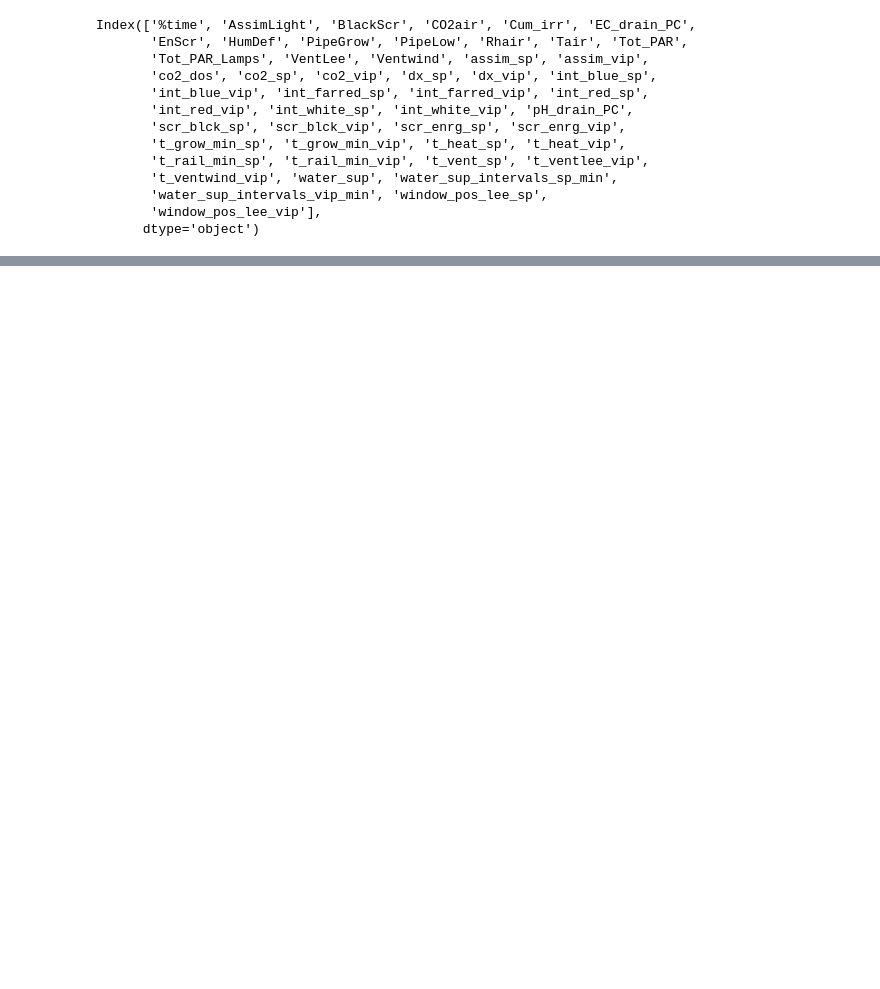
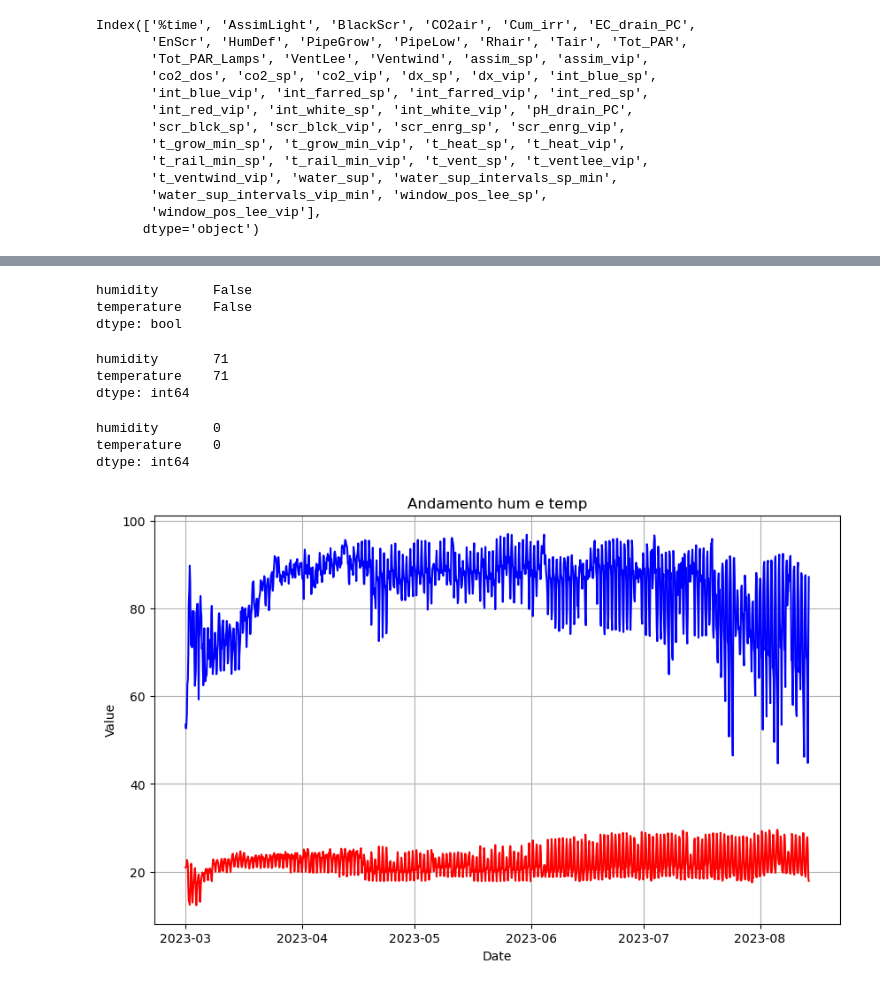
Before and after one commit to The-Green-Box-IoT-Project/GreenBox, a Jupyter notebook: Device Connector/sensors/data_analysis.ipynb, the cells around one changed output, grey strips where cells are left out. Saved outputs shown, nothing was run; the diff lists cells and outputs as text; code cells hidden in the pictures; blank space fills up the shorter version.

Commit message:
Study of dataset GreenhouseClimate.csv in data_analysis.ipynb notebook.

```diff
--- a/Device Connector/sensors/data_analysis.ipynb
+++ b/Device Connector/sensors/data_analysis.ipynb
@@ -39,0 +64,4 @@ hum = df.Rhair
+# %%
+# Rinomina le colonne e seleziona solo le colonne di interesse
+df.rename(columns={'Rhair': 'humidity', 'Tair': 'temperature'}, inplace=True)
+df = df[['humidity', 'temperature']]
@@ -39,0 +77,44 @@ hum = df.Rhair
+# %%
+# Check if all values are numeric
+df.apply(lambda s: pd.to_numeric(s, errors='coerce').notnull().all())
+# %% [output]
+humidity       False
+temperature    False
+dtype: bool
+# %%
+# Convert column values to numbers
+df['humidity'] = pd.to_numeric(df['humidity'], errors='coerce')  # errors='coerce' convertirà i valori non numerici in NaN
+df['temperature'] = pd.to_numeric(df['temperature'], errors='coerce')
+# %%
+# Check NaN values
+nan_count = df.isnull().sum()  # Number of np.NaN for each column
+nan_count
+# %% [output]
+humidity       71
+temperature    71
+dtype: int64
+# %%
+df = df.interpolate(method='linear')
+# %%
+# Check NaN values
+nan_count = df.isnull().sum()  # Number of np.NaN for each column
+nan_count
+# %% [output]
+humidity       0
+temperature    0
+dtype: int64
+# %%
+# Resample the entire DataFrame over desired # of hours
+df = df.resample("3H").mean().interpolate(method='linear')
+# %%
+# Crea il plot della time series
+plt.figure(figsize=(10, 6))
+plt.plot(df.index, df['humidity'], color='blue', linestyle='-')
+plt.plot(df.index, df['temperature'], color='red', linestyle='-')
+plt.title('Andamento hum e temp')
+plt.xlabel('Date')
+plt.ylabel('Value')
+plt.grid(True)
+plt.show()
+# %% [output]
+[figure, added]
```
Also changed, not shown: parts of 10 cells of this notebook, 2 other files.
